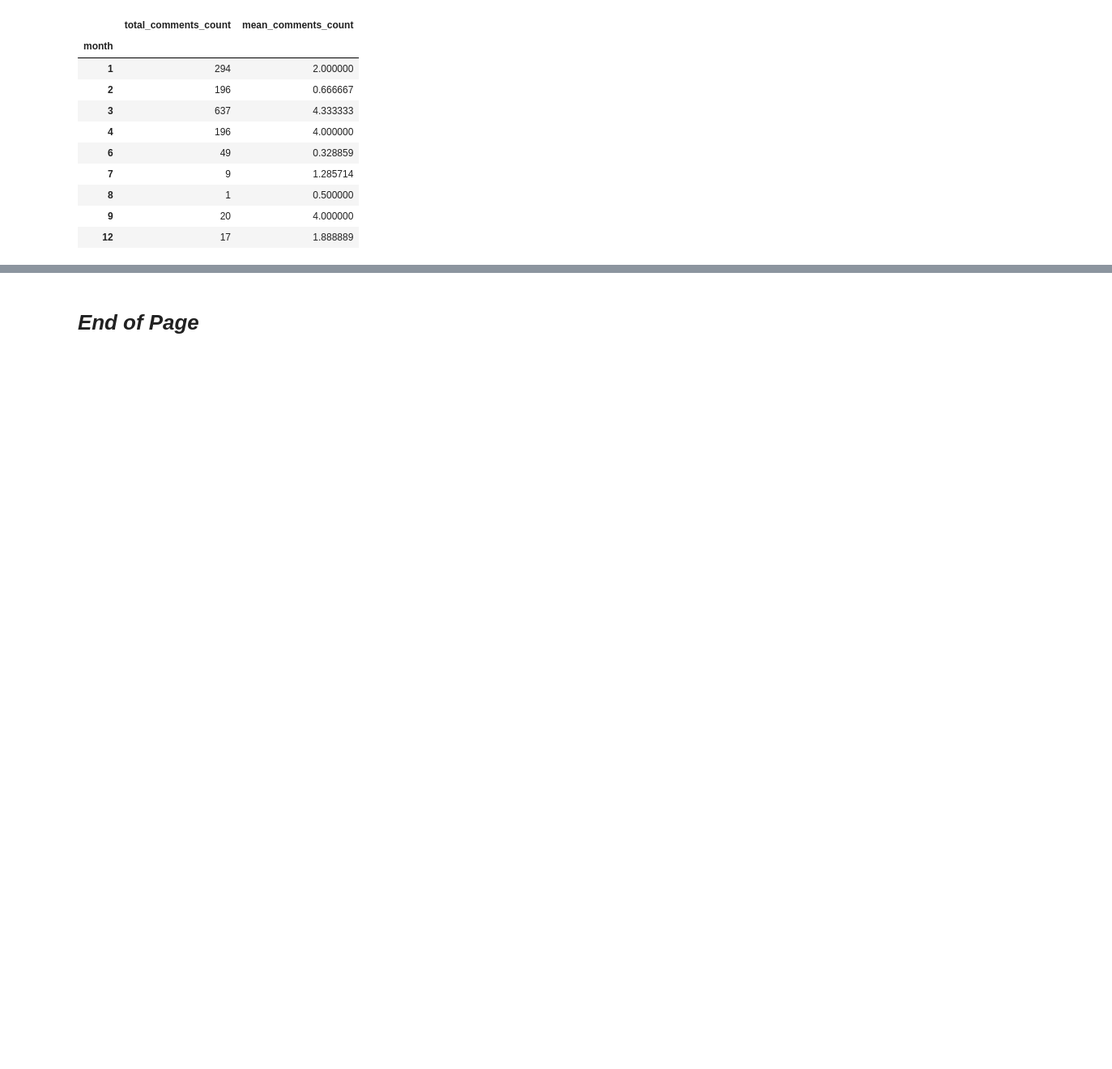
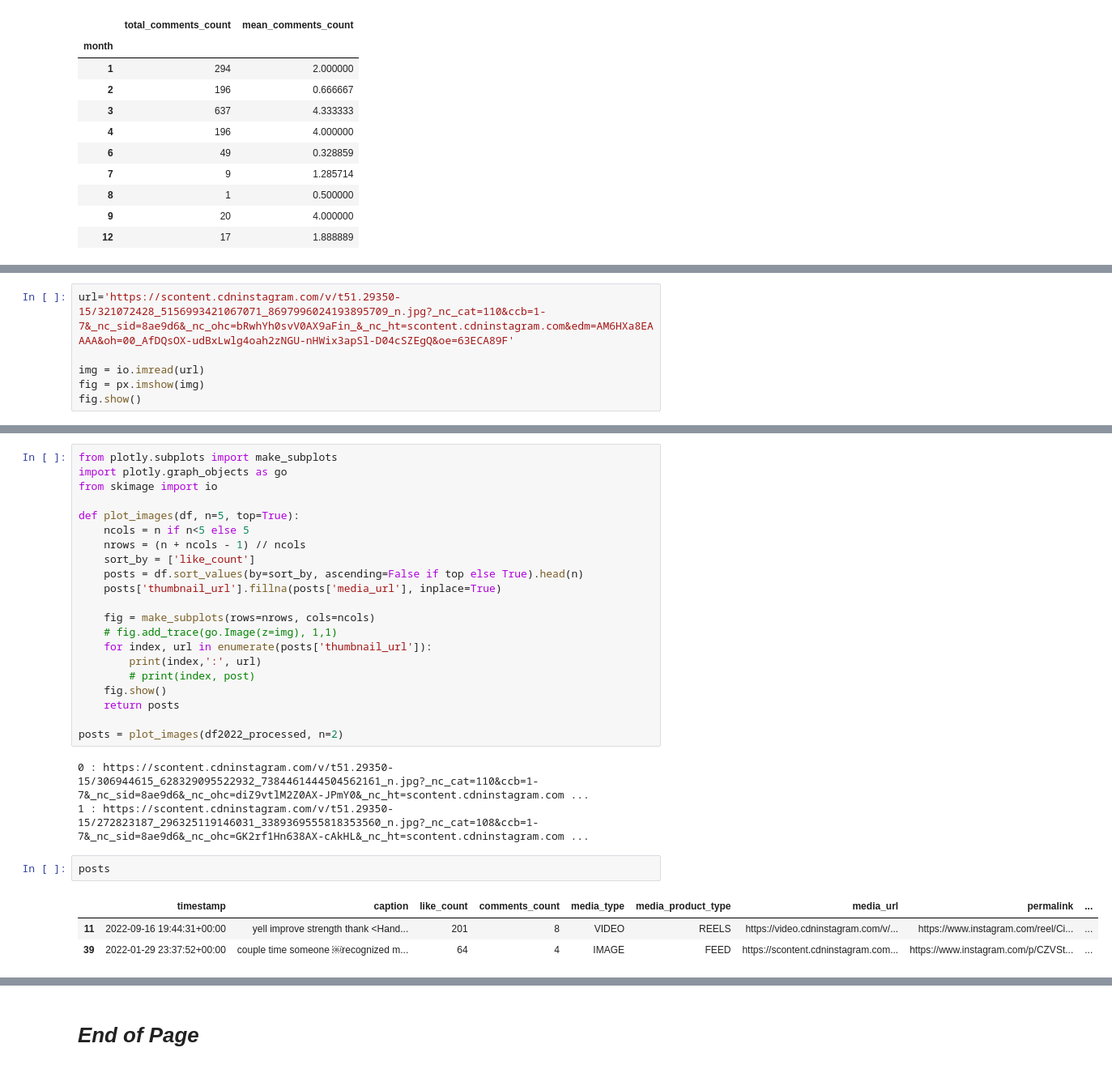
Before and after one commit to silvhua/online-PT-business-KPI, a Jupyter notebook: notebooks/2023-02-11 Instagram data analysis.ipynb, the cells around one changed output, grey strips where cells are left out. Shown: that part at 81% size. Cells and saved outputs as stored; diff of their text form; blank space fills up the shorter version.

```diff
--- a/notebooks/2023-02-11 Instagram data analysis.ipynb
+++ b/notebooks/2023-02-11 Instagram data analysis.ipynb
@@ -439,0 +492,6 @@ df2022_processed.groupby(['month']).agg(total_comments_count=('comments_count','
+# %%
+url='https://scontent.cdninstagram.com/v/t51.29350-15/321072428_5156993421067071_8697996024193895709_n.jpg?_nc_cat=110&ccb=1-7&_nc_sid=8ae9d6&_nc_ohc=bRwhYh0svV0AX9aFin_&_nc_ht=scontent.cdninstagram.com&edm=AM6HXa8EAAAA&oh=00_AfDQsOX-udBxLwlg4oah2zNGU-nHWix3apSl-D04cSZEgQ&oe=63ECA89F'
+
+img = io.imread(url)
+fig = px.imshow(img)
+fig.show()
@@ -439,0 +515,30 @@ df2022_processed.groupby(['month']).agg(total_comments_count=('comments_count','
+# %%
+from plotly.subplots import make_subplots
+import plotly.graph_objects as go
+from skimage import io
+
+def plot_images(df, n=5, top=True):
+    ncols = n if n<5 else 5
+    nrows = (n + ncols - 1) // ncols
+    sort_by = ['like_count']
+    posts = df.sort_values(by=sort_by, ascending=False if top else True).head(n)
+    posts['thumbnail_url'].fillna(posts['media_url'], inplace=True)
+
+    fig = make_subplots(rows=nrows, cols=ncols)
+    # fig.add_trace(go.Image(z=img), 1,1)
+    for index, url in enumerate(posts['thumbnail_url']):
+        print(index,':', url)
+        # print(index, post)
+    fig.show()
+    return posts
+
+posts = plot_images(df2022_processed, n=2)
+# %% [output]
+0 : https://scontent.cdninstagram.com/v/t51.29350-15/306944615_628329095522932_7384461444504562161_n.jpg?_nc_cat=110&ccb=1-7&_nc_sid=8ae9d6&_nc_ohc=diZ9vtlM2Z0AX-JPmY0&_nc_ht=scontent.cdninstagram.com ...
+1 : https://scontent.cdninstagram.com/v/t51.29350-15/272823187_296325119146031_3389369555818353560_n.jpg?_nc_cat=108&ccb=1-7&_nc_sid=8ae9d6&_nc_ohc=GK2rf1Hn638AX-cAkHL&_nc_ht=scontent.cdninstagram.com ...
+# %%
+posts
+# %% [output]
+|  | timestamp | caption | like_count | comments_count | media_type | media_product_type | media_url | permalink | ... |
+| 11 | 2022-09-16 19:44:31+00:00 | yell improve strength thank <Hand... | 201 | 8 | VIDEO | REELS | https://video.cdninstagram.com/v/... | https://www.instagram.com/reel/Ci... | ... |
+| 39 | 2022-01-29 23:37:52+00:00 | couple time someone ￼recognized m... | 64 | 4 | IMAGE | FEED | https://scontent.cdninstagram.com... | https://www.instagram.com/p/CZVSt... | ... |
```
Also changed, not shown: parts of 13 cells of this notebook.
